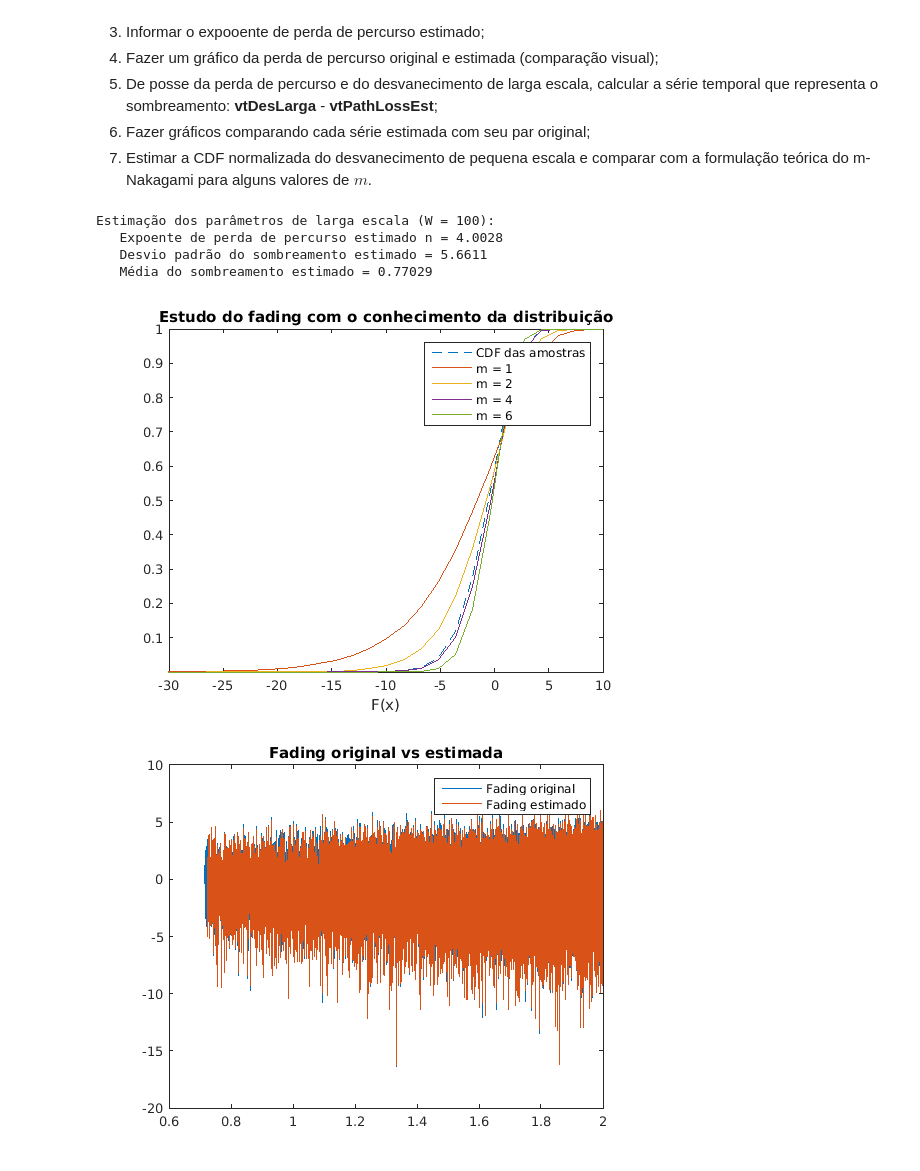
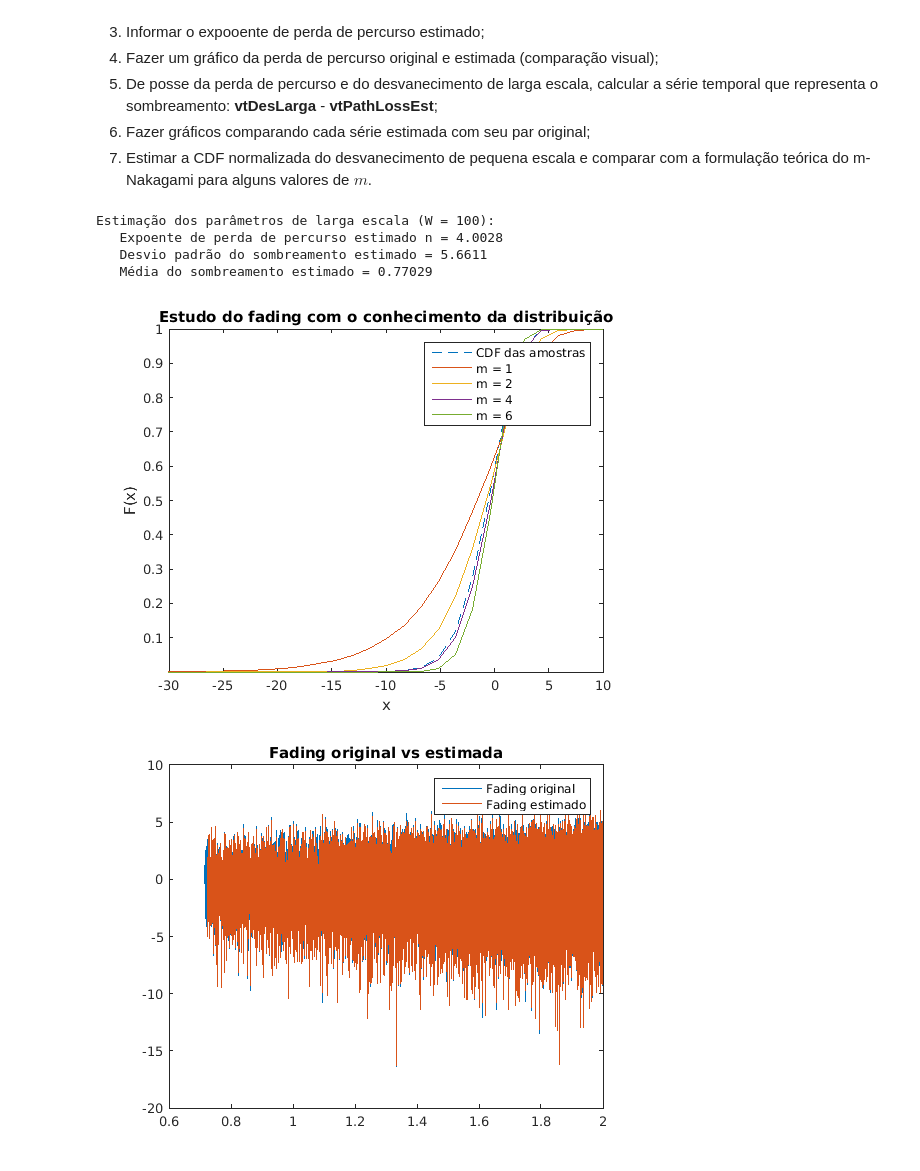
Before and after one commit to vicentesousa/EEC1714, a Jupyter notebook: h02_parte01.ipynb, the cells around one changed output. Drawn from its saved outputs; the diff is of its cells as text; code cells hidden in the pictures.

```diff
--- a/h02_parte01.ipynb
+++ b/h02_parte01.ipynb
@@ -34,7 +34,6 @@ Vamos escrever um código para criação de um sinal sintético com Perda de Per
  - A PDF da envoltória do sinal é m-Nakagami normalizada igual a $f(x; m) = \frac{2\cdot m^m}{\Gamma(m)}\cdot x^{2\cdot m-1} \cdot e^{-m\cdot x^2} $ [[fonte]](https://pdfs.semanticscholar.org/3e81/7c531d90f63a3c43fe7076189e942d6fed01.pdf);
 5. Calcular a potência recebida como: $Prx = Ptx - PL + Xs + Xf$, todos em dB.
 # %%
-close all;clear all;clc;
 % Parâmetros para geração do canal sintético
 sPar.d0 = 5;                     % distância de referência d0
 sPar.P0 = 0;                     % Potência medida na distância de referência d0
@@ -46,7 +45,7 @@ sPar.shadowingWindow = 200;      % Tamanho da janela de correlação do shadowin
 sPar.m = 4;                      % Parâmetro de Nakagami
 sPar.txPower = 0;                % Potência de transmissão em dBm
 sPar.nCDF = 40;                  % Número de pontos da CDF normalizada
-sPar.fileName  = 'Prx_sintetico';
+sPar.chFileName  = 'Prx_sintetico';
 % Distância entre pontos de medição
 sPar.dMed = sPar.totalLength/sPar.nPoints;
 % Vetor de distâncias do transmissor (além da distância de referência)
@@ -86,7 +85,8 @@ vtNakagamiSampdB = 20.*log10(vtNakagamiNormEnvelope');
 %
 % Cálculo da Potência recebida
 vtTxPower = sPar.txPower*ones(1,nSamples);
-% Ajuste do número de amostras devido ao filtragem
+% Ajuste do número de amostras devido ao filtro de correlação do
+% sombreamento (tira 2*"Jan" amostras)
 vtTxPower = vtTxPower(jan+1:nSamples-jan);
 vtPathLoss = vtPathLoss(jan+1:nSamples-jan);
 vtFading = vtNakagamiSampdB(jan+1:nSamples-jan);
@@ -96,9 +96,9 @@ vtPrx = vtTxPower-vtPathLoss+vtShadCorr+vtFading;
 %
 % Salvamento dos dados
 %    Para excel:
-dlmwrite([sPar.fileName '.txt'], [vtDist',vtPrx'], 'delimiter', '\t');
+dlmwrite([sPar.chFileName '.txt'], [vtDist',vtPrx'], 'delimiter', '\t');
 %    Matlab
-save([sPar.fileName '.mat'],'vtDist', 'vtPathLoss', 'vtShadCorr', 'vtFading', 'vtPrx');
+save([sPar.chFileName '.mat'],'vtDist', 'vtPathLoss', 'vtShadCorr', 'vtFading', 'vtPrx');
 %
 % Mostra informações do canal sintético
 disp('Canal sintético:')
@@ -255,7 +257,6 @@ Created file '/home/gppcom/2019/EEC1714/fGeraCanal.m'.
 6. Fazer gráficos comparando cada série estimada com seu par original;
 7. Estimar a CDF normalizada do desvanecimento de pequena escala e comparar com a formulação teórica do m-Nakagami para alguns valores de $m$.
 # %%
-close all;clear all;clc;
 % Parâmetros para geração do canal sintético
 sPar.d0 = 5;                     % distância de referência d0
 sPar.P0 = 0;                     % Potência medida na distância de referência d0 (em dBm)
@@ -268,9 +269,10 @@ sPar.m = 4;                      % Parâmetro de Nakagami
 sPar.txPower = 0;                % Potência de transmissão em dBm
 sPar.nCDF = 40;                  % Número de pontos da CDF normalizada
 sPar.dW = 100;                   % Janela de estimação do sombreamento
+sPar.chFileName  = 'Prx_sintetico';
 % Distância entre pontos de medição
 sPar.dMed = sPar.totalLength/sPar.nPoints;
-% Chama função que gera o cabal sintético
+% Chama função que gera o canal sintético
 [vtDist, vtPathLoss, vtShadCorr, vtFading, vtPrxdBm] = fGeraCanal(sPar);
 % Transforma potência em mWatts
 vtPtrxmW = 10.^(vtPrxdBm/10);
@@ -292,9 +294,10 @@ end
 %
 % Cálculo da envoltória normalizada (para efeitos de cálculo do fading)
 indexes = dMeiaJanela+1 : nSamples-dMeiaJanela;
-vtPrxW = ((10.^(vtPrxdBm(indexes)./10))/1000);
-desLarga_Lin = (10.^(vtDesLarga(1:length(indexes))./10))/1000;
-envNormal = sqrt(vtPrxW)./sqrt(desLarga_Lin);
+%vtPrxW = ((10.^(vtPrxdBm(indexes)./10))/1000);
+vtPtrxmWNew = 10.^(vtPrxdBm(indexes)/10);
+desLarga_Lin = (10.^(vtDesLarga(1:length(indexes))./10));
+envNormal = sqrt(vtPtrxmWNew)./sqrt(desLarga_Lin);
 %
 % Ajuste no tamanho dos vetores devido a filtragem
 vtDistEst = vtDist( dMeiaJanela+1 : nSamples-dMeiaJanela );
@@ -371,35 +374,35 @@ title('Sombreamento original vs estimada');
 %
 % Figura do Fading (original vs estimado)
 figure;
 plot(vtDistLog,vtFading);hold on;plot(vtDistLogEst,vtDesPequeEst);
 legend('Fading original','Fading estimado');
 title('Fading original vs estimada');
 %
 % Plot das CDFs normalizadas Nakagami (assumindo que sabemos que o canal é m-Nakagami)- para vários valores de m
 figure;
 plot( xccdfEst, yccdfEst, '--' );
 legendaNaka = [{'CDF das amostras'}];
 hold all;
 vtm = [1 2 4 6];
 xCDF = 10.^(xccdfEst/20);
 tam_dist = length(gammainc(1*xCDF.^2,1)); % Tamanho da distribuição
 for ik = 1:length(vtm)%
     im = vtm(ik);
     cdfnaka(ik,1:tam_dist) = gammainc(im*xCDF.^2,im);
     semilogy(20.*log10(xCDF),cdfnaka(ik,:));
     legendaNaka = [legendaNaka ; {['m = ' num2str(vtm(ik))]}];
 end
 legend(legendaNaka);
 axis([-30 10 1e-5 1]);
 title('Estudo do fading com o conhecimento da distribuição');
 xlabel('x');
-xlabel('F(x)');
+ylabel('F(x)');
 # %% [output]
 Estimação dos parâmetros de larga escala (W = 100):
    Expoente de perda de percurso estimado n = 4.0028
    Desvio padrão do sombreamento estimado = 5.6611
    Média do sombreamento estimado = 0.77029
-[figure, old version]
+[figure, new version]
 [figure]
 [figure]
 [figure]
```
Also changed, not shown: parts of 21 cells of this notebook, 6 other files.
